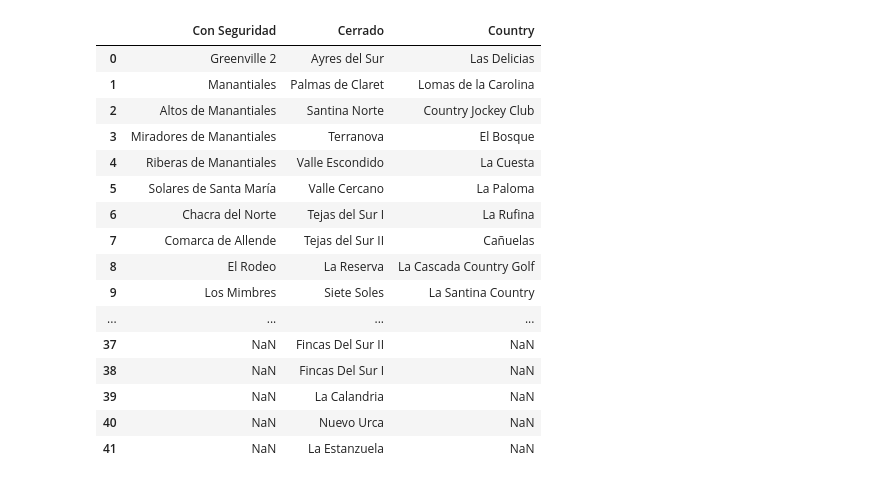
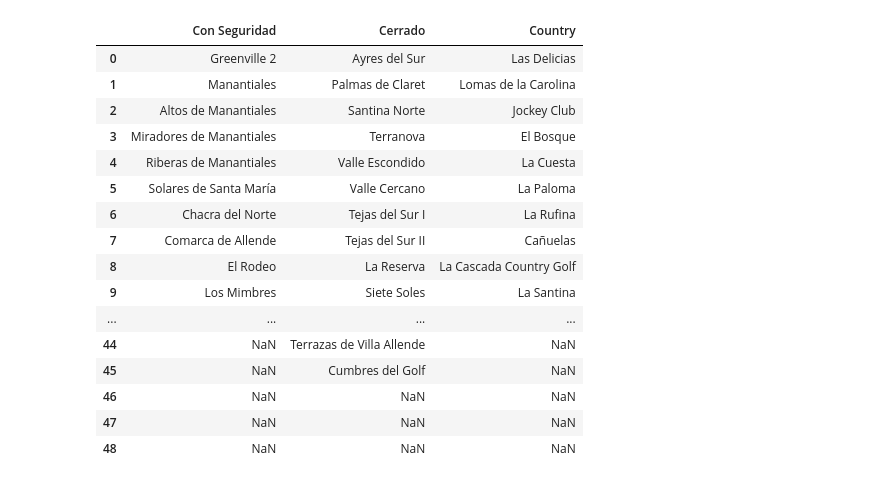
Before and after one commit to fedec15/House-Prices-Cordoba-City, a Jupyter notebook: Proyect/data/barrios/Excel Barrios/Conversor excel-csv.ipynb, the cells around one changed output. Drawn from its saved outputs; the diff is of its cells as text; code cells hidden in the pictures.

```diff
--- a/Proyect/data/barrios/Excel Barrios/Conversor excel-csv.ipynb
+++ b/Proyect/data/barrios/Excel Barrios/Conversor excel-csv.ipynb
@@ -1,24 +1,25 @@
 # %%
 import pandas as pd
 # %%
-df = pd.read_excel('Tipo_de_Barrio.xlsx')
-df
+df1 = pd.read_excel('Barrios.xlsx')
+df2 = pd.read_excel('Tipo_de_Barrio.xlsx')
+df2
 # %% [output]
 |  | Con Seguridad | Cerrado | Country |
 | 0 | Greenville 2 | Ayres del Sur | Las Delicias |
 | 1 | Manantiales | Palmas de Claret | Lomas de la Carolina |
-| 2 | Altos de Manantiales | Santina Norte | Country Jockey Club |
+| 2 | Altos de Manantiales | Santina Norte | Jockey Club |
 | 3 | Miradores de Manantiales | Terranova | El Bosque |
 | 4 | Riberas de Manantiales | Valle Escondido | La Cuesta |
 | 5 | Solares de Santa María | Valle Cercano | La Paloma |
 | 6 | Chacra del Norte | Tejas del Sur I | La Rufina |
 | 7 | Comarca de Allende | Tejas del Sur II | Cañuelas |
 | 8 | El Rodeo | La Reserva | La Cascada Country Golf |
-| 9 | Los Mimbres | Siete Soles | La Santina Country |
+| 9 | Los Mimbres | Siete Soles | La Santina |
 | ... | ... | ... | ... |
-| 37 | NaN | Fincas Del Sur II | NaN |
-| 38 | NaN | Fincas Del Sur I | NaN |
-| 39 | NaN | La Calandria | NaN |
-| 40 | NaN | Nuevo Urca | NaN |
-| 41 | NaN | La Estanzuela | NaN |
+| 44 | NaN | Terrazas de Villa Allende | NaN |
+| 45 | NaN | Cumbres del Golf | NaN |
+| 46 | NaN | NaN | NaN |
+| 47 | NaN | NaN | NaN |
+| 48 | NaN | NaN | NaN |
 # %%
```
Also changed, not shown: parts of 1 cell of this notebook, 15 other files.
